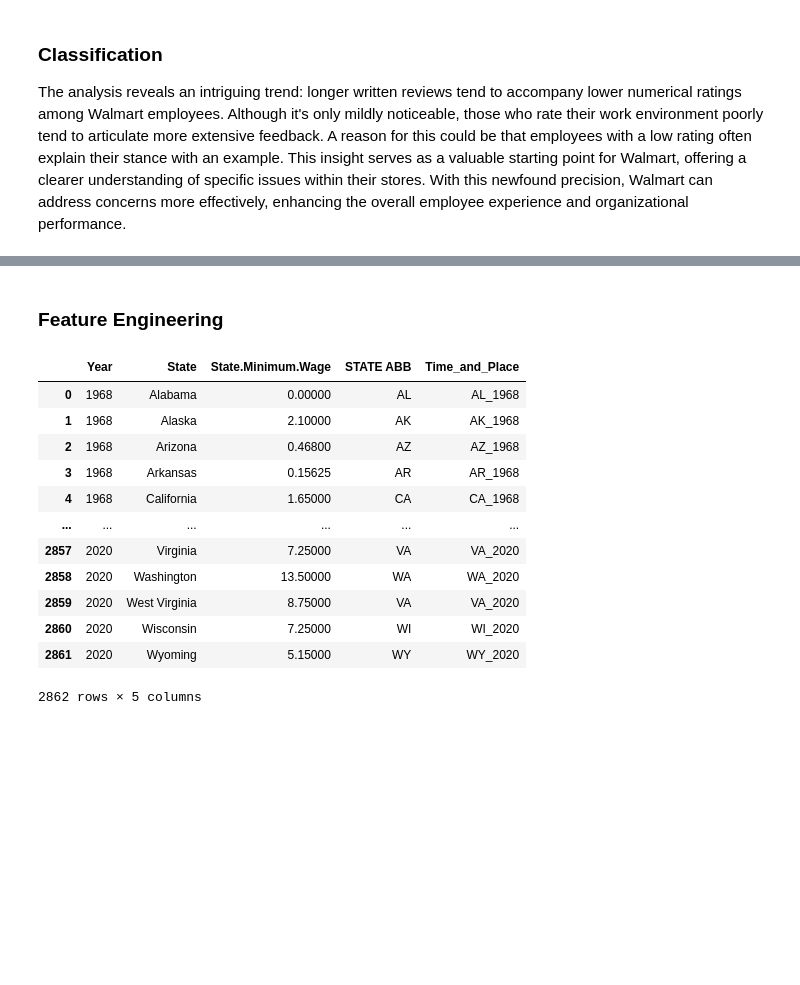
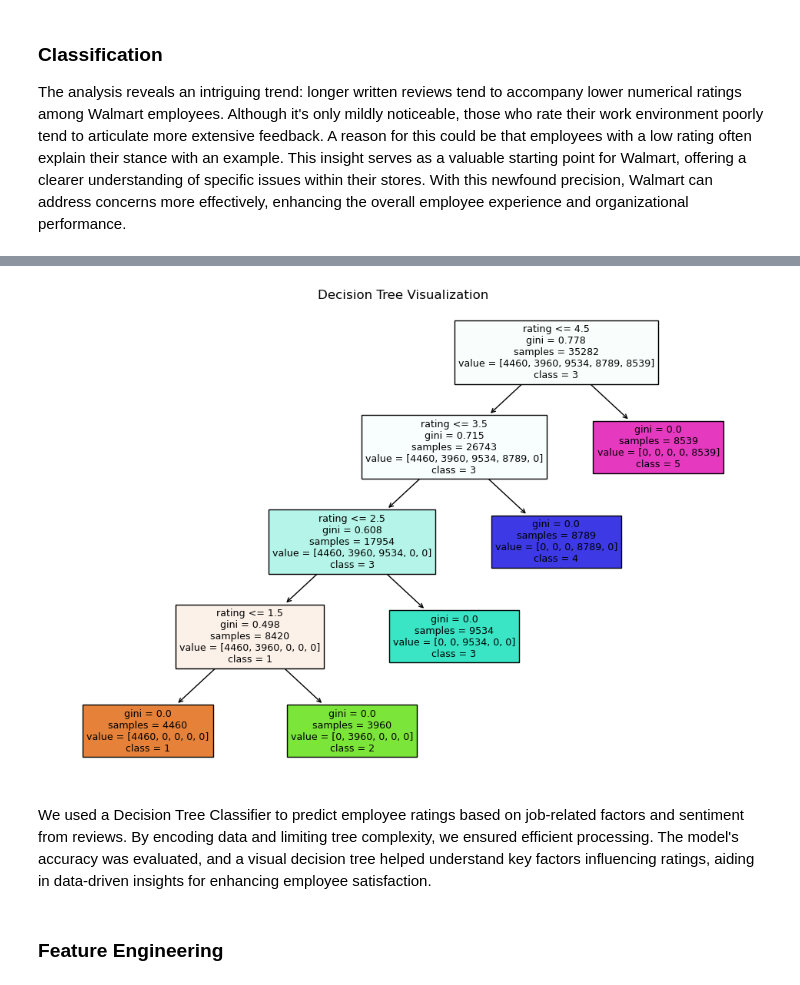
Before and after one commit to smokytrails/Voices-of-Walmart, a Jupyter notebook: Employee Review Analysis.ipynb, the cells around one changed output, grey strips where cells are left out. Saved outputs shown, nothing was run; the diff lists cells and outputs as text; code cells hidden in the pictures; blank space fills up the shorter version.

```diff
--- a/Employee Review Analysis.ipynb
+++ b/Employee Review Analysis.ipynb
@@ -491,3 +520,22 @@ plt.show()
+# %%
+import matplotlib.pyplot as plt
+from sklearn.tree import plot_tree
+
+# Initialize the Decision Tree Classifier with limited depth
+clf = DecisionTreeClassifier(max_depth=5, random_state=42)
+
+# Train the classifier on the training data
+clf.fit(X_train, y_train)
+
+# Plot the decision tree
+plt.figure(figsize=(12, 8))
+plot_tree(clf, filled=True, feature_names=X.columns, class_names=['1', '2', '3', '4', '5'])
+plt.title("Decision Tree Visualization")
+plt.show()
+# %% [output]
+[figure, added]
+# %% [markdown]
+We used a Decision Tree Classifier to predict employee ratings based on job-related factors and sentiment from reviews. By encoding data and limiting tree complexity, we ensured efficient processing. The model's accuracy was evaluated, and a visual decision tree helped understand key factors influencing ratings, aiding in data-driven insights for enhancing employee satisfaction.
 # %% [markdown]
 ### Feature Engineering
 # %%
@@ -504,21 +552,6 @@ min_wage_filtered['State']=min_wage['State']
 min_wage_filtered['State.Minimum.Wage']=min_wage['State.Minimum.Wage']
 min_wage_filtered['STATE ABB']=min_wage_filtered['State'].apply(state_column)
 min_wage_filtered['Time_and_Place'] = min_wage_filtered['STATE ABB'] + '_' + min_wage_filtered['Year'].astype(str)
-min_wage_filtered
-# %% [output]
-|  | Year | State | State.Minimum.Wage | STATE ABB | Time_and_Place |
-| 0 | 1968 | Alabama | 0.00000 | AL | AL_1968 |
-| 1 | 1968 | Alaska | 2.10000 | AK | AK_1968 |
-| 2 | 1968 | Arizona | 0.46800 | AZ | AZ_1968 |
-| 3 | 1968 | Arkansas | 0.15625 | AR | AR_1968 |
-| 4 | 1968 | California | 1.65000 | CA | CA_1968 |
-| ... | ... | ... | ... | ... | ... |
-| 2857 | 2020 | Virginia | 7.25000 | VA | VA_2020 |
-| 2858 | 2020 | Washington | 13.50000 | WA | WA_2020 |
-| 2859 | 2020 | West Virginia | 8.75000 | VA | VA_2020 |
-| 2860 | 2020 | Wisconsin | 7.25000 | WI | WI_2020 |
-| 2861 | 2020 | Wyoming | 5.15000 | WY | WY_2020 |
-2862 rows × 5 columns
 # %%
 #Add 'Time_Place' column to reviews
 reviews['Time_Place'] = reviews['state'] + '_' + reviews['year'].astype(str)
```
Also changed, not shown: parts of 14 cells of this notebook.
